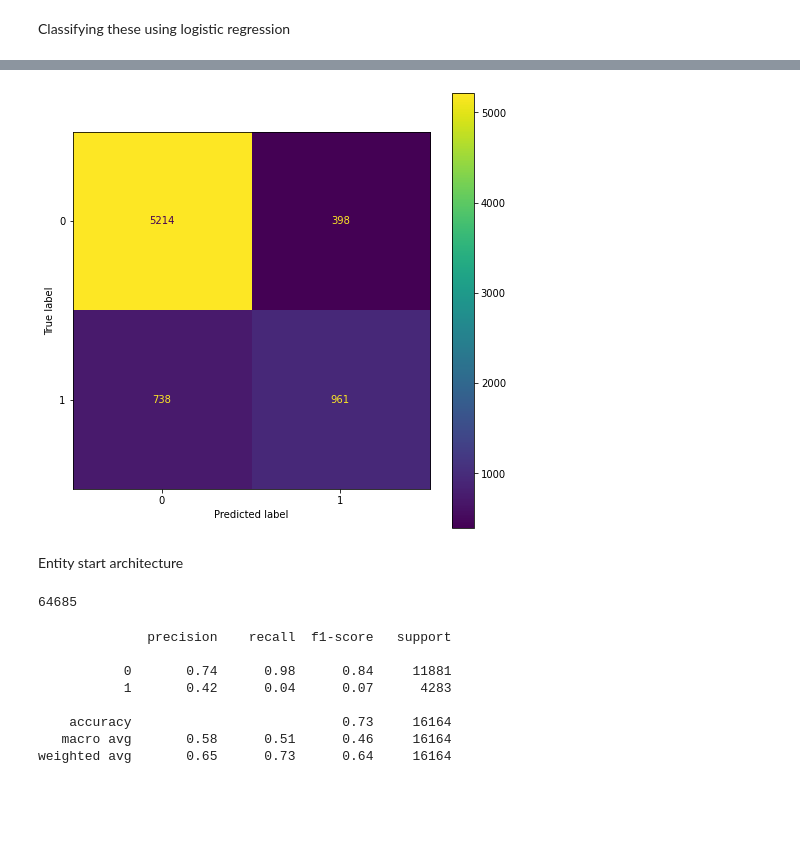
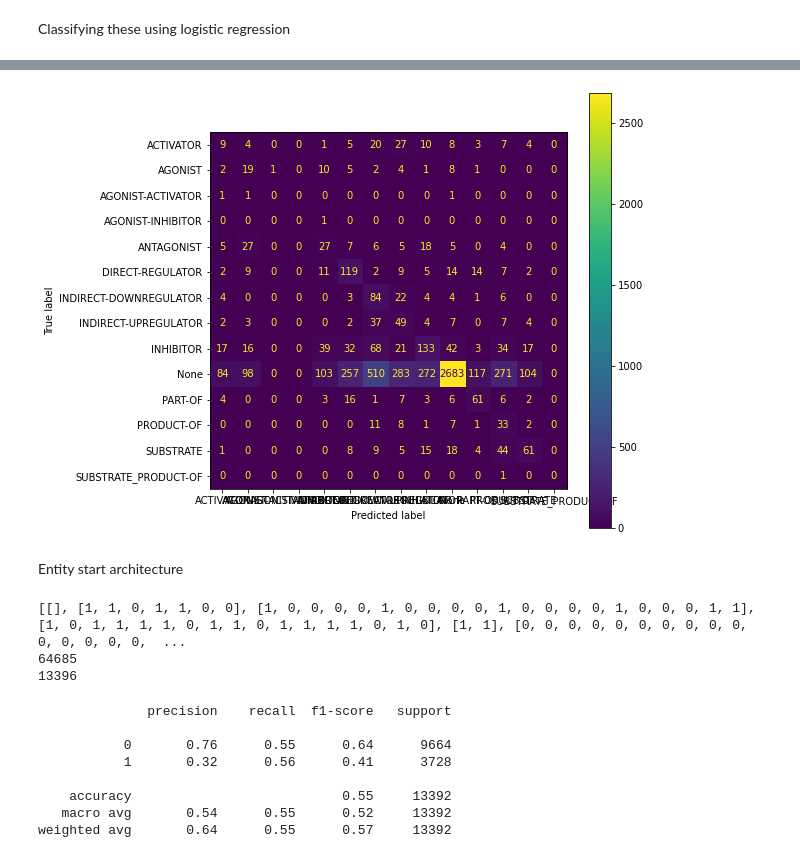
Before and after one commit to ChloeMorgana/Dissertation-Project, a Jupyter notebook: PubMedBERT.ipynb, the cells around one changed output, grey strips where cells are left out. Drawn from its saved outputs; the diff is of its cells as text; code cells hidden in the pictures; blank space fills up the shorter version.

```diff
--- a/PubMedBERT.ipynb
+++ b/PubMedBERT.ipynb
@@ -609,4 +649,6 @@ target_labels = list(set([r['type'] for doc in docs for r in doc['relations']]))
 Splitting the CLS embeddings into train/test sets
 # %%
 #Splits the sentences into training and test sets for binary classification
-cls_train_features, cls_test_features, cls_train_labels, cls_test_labels = train_test_split(cls_embeddings, labels)
+#cls_train_features, cls_test_features, cls_train_labels, cls_test_labels = train_test_split(cls_embeddings, labels)
+print(labels)
+print(classes)
@@ -614,18 +659,18 @@ cls_train_features, cls_test_features, cls_train_labels, cls_test_labels = train
 Classifying these using logistic regression
 # %%
 #Defines a logistic regression classifier
-lr_clf = LogisticRegression(solver='saga')
+lr_clf = LogisticRegression(solver='saga', class_weight = 'balanced')
 
 #Fits the model to the training data
-lr_clf.fit(cls_train_features, cls_train_labels)
-#lr_clf.fit(cls_embeddings, labels)
+#lr_clf.fit(cls_train_features, cls_train_labels)
+lr_clf.fit(cls_embeddings, labels)
 
 #Tests the model using the test data
-lr_clf.score(cls_test_features, cls_test_labels)
-#lr_clf.score(dev_cls, dev_labels)
+#lr_clf.score(cls_test_features, cls_test_labels)
+lr_clf.score(dev_cls, dev_labels)
 
-print(classification_report(cls_test_labels, lr_clf.predict(cls_test_features)))
-#print(classification_report(dev_labels, lr_clf.predict(dev_cls)))
+#print(classification_report(cls_test_labels, lr_clf.predict(cls_test_features)))
+print(classification_report(dev_labels, lr_clf.predict(dev_cls)))
 # %% [output]
               precision    recall  f1-score   support
 
@@ -638,20 +692,20 @@ weighted avg       0.84      0.85      0.84      7311
 # %%
 rel_labels = []
 pos_embeddings = []
-p = lr_clf.predict(cls_test_features)
-print(len(p))
-print(len(classes))
-print(classes)
+p = lr_clf.predict(dev_cls)
+#print(len(p))
+#print(len(classes))
+#print(classes)
 
 for elt in range(len(p)):
   if p[elt] ==1:
     pos_embeddings.append(cls_embeddings[elt])
     rel_labels.append(classes[elt])
 
-cls_train_features, cls_test_features, cls_train_labels, cls_test_labels = train_test_split(pos_embeddings, rel_labels)
+#cls_train_features, cls_test_features, cls_train_labels, cls_test_labels = train_test_split(pos_embeddings, rel_labels)
 
 #Defines a logistic regression classifier
-lr_clf = LogisticRegression(solver='saga')
+lr_clf = LogisticRegression(solver='saga', class_weight = 'balanced')
 
 #Fits the model to the training data
 lr_clf.fit(cls_train_features, cls_train_labels)
@@ -668,32 +735,42 @@ IndexError: ignored
 # %%
 fig, ax = plt.subplots(figsize=(8, 8))
-plot_confusion_matrix(lr_clf, cls_test_features, cls_test_labels, ax=ax)
+#plot_confusion_matrix(lr_clf, cls_test_features, cls_test_labels, ax=ax)
+#print(dev_labels)
+plot_confusion_matrix(lr_clf, dev_cls, dev_classes, ax=ax)
 plt.show()
 # %% [output]
-[figure, old version]
+[figure, new version]
 # %% [markdown]
 Entity start architecture
 # %%
 ent_labels = [doc['entity_labels'] for doc in docs if 'entity_labels' in doc.keys()]
-relation_labels = [doc['rel_labels'] for doc in docs if 'rel_labels' in doc.keys()]
+dev_ent_labels = [d['entity_labels'] for d in dev_docs if 'entity_labels' in d.keys()]
+print(dev_ent_labels)
+relation_labels = [doc['classes'] for doc in docs if 'classes' in doc.keys()]
 e = list(itertools.chain.from_iterable(ent_labels))
+dev_e = list(itertools.chain.from_iterable(dev_ent_labels))
 r = list(itertools.chain.from_iterable(relation_labels))
 print(len(e))
-start_train_features, start_test_features, start_train_labels, start_test_labels = train_test_split(entity_embeddings, e[:64653])
+print(len(dev_e))
+#start_train_features, start_test_features, start_train_labels, start_test_labels = train_test_split(entity_embeddings, e[:64653])
 # %% [output]
+[[], [1, 1, 0, 1, 1, 0, 0], [1, 0, 0, 0, 0, 1, 0, 0, 0, 0, 1, 0, 0, 0, 0, 1, 0, 0, 0, 1, 1], [1, 0, 1, 1, 1, 1, 0, 1, 1, 0, 1, 1, 1, 1, 0, 1, 0], [1, 1], [0, 0, 0, 0, 0, 0, 0, 0, 0, 0, 0, 0, 0, 0, 0,  ...
 64685
+13396
 # %%
-lr_clf = LogisticRegression(solver='saga')
-lr_clf.fit(start_train_features, start_train_labels)
-lr_clf.score(start_test_features, start_test_labels)
+lr_clf = LogisticRegression(solver='saga', class_weight ='balanced')
+#lr_clf.fit(start_train_features, start_train_labels)
+lr_clf.fit(entity_embeddings, e[:64653])
+lr_clf.score(dev_ent, dev_e[:13392])
 
-print(classification_report(start_test_labels, lr_clf.predict(start_test_features)))
+#print(classification_report(start_test_labels, lr_clf.predict(start_test_features)))
+print(classification_report(dev_e[:13392], lr_clf.predict(dev_ent)))
 # %% [output]
               precision    recall  f1-score   support
 
-           0       0.74      0.98      0.84     11881
-           1       0.42      0.04      0.07      4283
+           0       0.76      0.55      0.64      9664
+           1       0.32      0.56      0.41      3728
 
-    accuracy                           0.73     16164
-   macro avg       0.58      0.51      0.46     16164
-weighted avg       0.65      0.73      0.64     16164
+    accuracy                           0.55     13392
+   macro avg       0.54      0.55      0.52     13392
+weighted avg       0.64      0.55      0.57     13392
```
Also changed, not shown: parts of 18 cells of this notebook.
